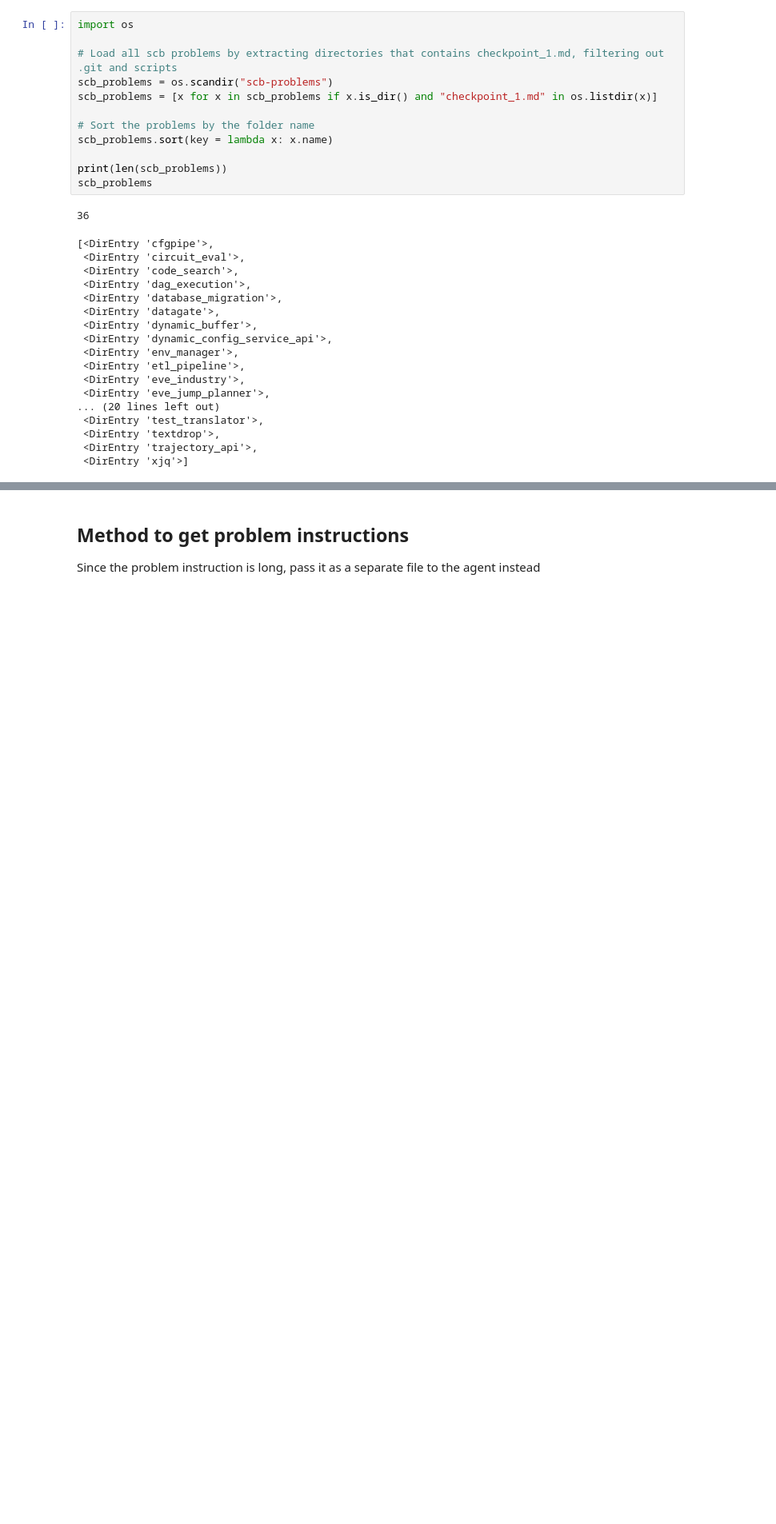
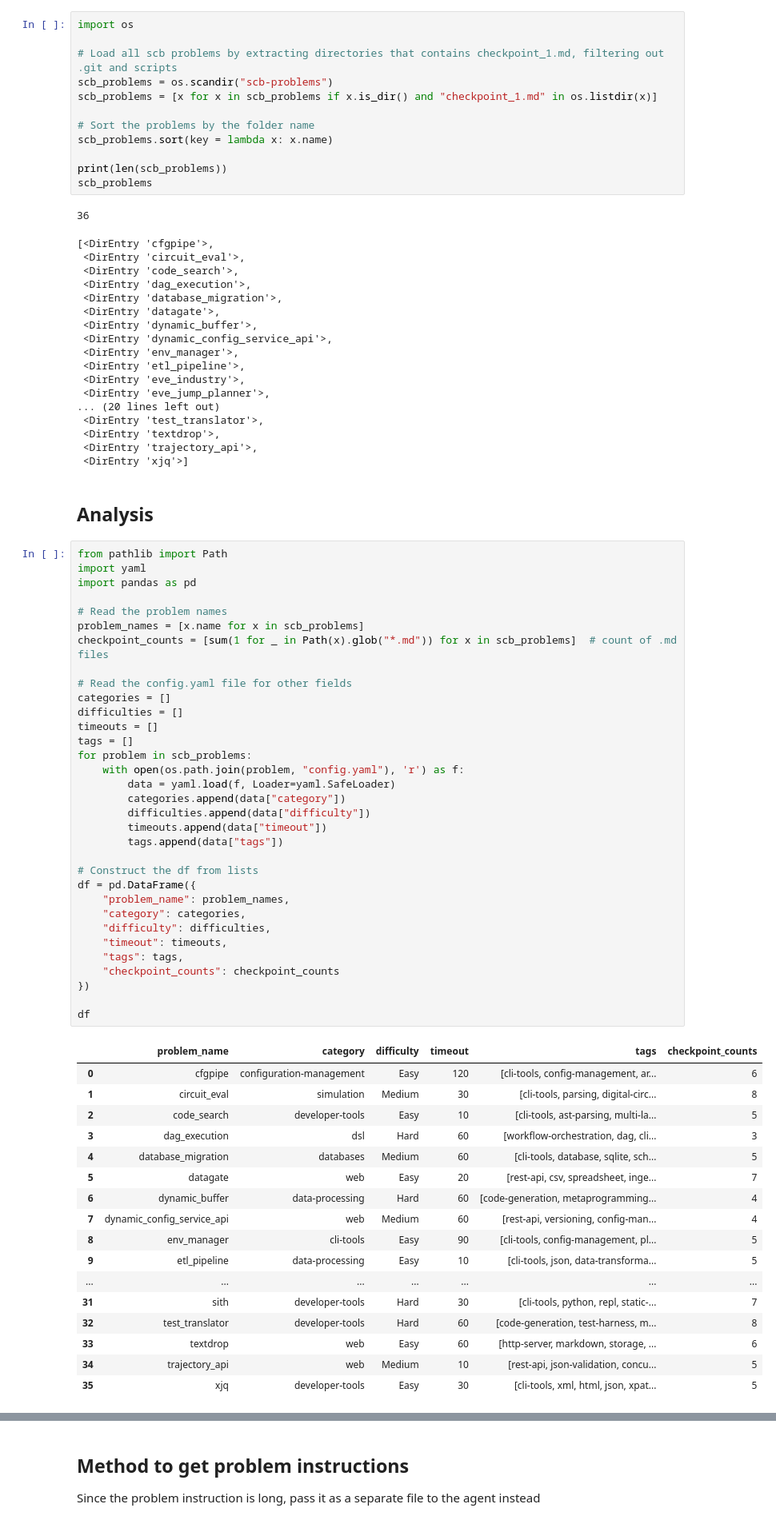
Before and after one commit to BernardMoy/Modular-SWE, a Jupyter notebook: datasets/slopCodeBench/slopCodeBench.ipynb, the cells around one changed output, grey strips where cells are left out. Shown at 80% size. Drawn from its saved outputs; the diff is of its cells as text; blank space fills up the shorter version.

Commit message:
Analysis of SCB dataset

```diff
--- a/datasets/slopCodeBench/slopCodeBench.ipynb
+++ b/datasets/slopCodeBench/slopCodeBench.ipynb
@@ -31,3 +31,56 @@ scb_problems
  <DirEntry 'textdrop'>,
  <DirEntry 'trajectory_api'>,
  <DirEntry 'xjq'>]
+# %% [markdown]
+## Analysis
+# %%
+from pathlib import Path
+import yaml
+import pandas as pd
+
+# Read the problem names
+problem_names = [x.name for x in scb_problems]
+checkpoint_counts = [sum(1 for _ in Path(x).glob("*.md")) for x in scb_problems]  # count of .md files
+
+# Read the config.yaml file for other fields
+categories = []
+difficulties = []
+timeouts = []
+tags = []
+for problem in scb_problems:
+    with open(os.path.join(problem, "config.yaml"), 'r') as f:
+        data = yaml.load(f, Loader=yaml.SafeLoader)
+        categories.append(data["category"])
+        difficulties.append(data["difficulty"])
+        timeouts.append(data["timeout"])
+        tags.append(data["tags"])
+
+# Construct the df from lists
+df = pd.DataFrame({
+    "problem_name": problem_names,
+    "category": categories,
+    "difficulty": difficulties,
+    "timeout": timeouts,
+    "tags": tags,
+    "checkpoint_counts": checkpoint_counts
+})
+
+df
+# %% [output]
+|  | problem_name | category | difficulty | timeout | tags | checkpoint_counts |
+| 0 | cfgpipe | configuration-management | Easy | 120 | [cli-tools, config-management, ar... | 6 |
+| 1 | circuit_eval | simulation | Medium | 30 | [cli-tools, parsing, digital-circ... | 8 |
+| 2 | code_search | developer-tools | Easy | 10 | [cli-tools, ast-parsing, multi-la... | 5 |
+| 3 | dag_execution | dsl | Hard | 60 | [workflow-orchestration, dag, cli... | 3 |
+| 4 | database_migration | databases | Medium | 60 | [cli-tools, database, sqlite, sch... | 5 |
+| 5 | datagate | web | Easy | 20 | [rest-api, csv, spreadsheet, inge... | 7 |
+| 6 | dynamic_buffer | data-processing | Hard | 60 | [code-generation, metaprogramming... | 4 |
+| 7 | dynamic_config_service_api | web | Medium | 60 | [rest-api, versioning, config-man... | 4 |
+| 8 | env_manager | cli-tools | Easy | 90 | [cli-tools, config-management, pl... | 5 |
+| 9 | etl_pipeline | data-processing | Easy | 10 | [cli-tools, json, data-transforma... | 5 |
+| ... | ... | ... | ... | ... | ... | ... |
+| 31 | sith | developer-tools | Hard | 30 | [cli-tools, python, repl, static-... | 7 |
+| 32 | test_translator | developer-tools | Hard | 60 | [code-generation, test-harness, m... | 8 |
+| 33 | textdrop | web | Easy | 60 | [http-server, markdown, storage, ... | 6 |
+| 34 | trajectory_api | web | Medium | 10 | [rest-api, json-validation, concu... | 5 |
+| 35 | xjq | developer-tools | Easy | 30 | [cli-tools, xml, html, json, xpat... | 5 |
```
Also changed, not shown: parts of 5 cells of this notebook, 1 other file.
